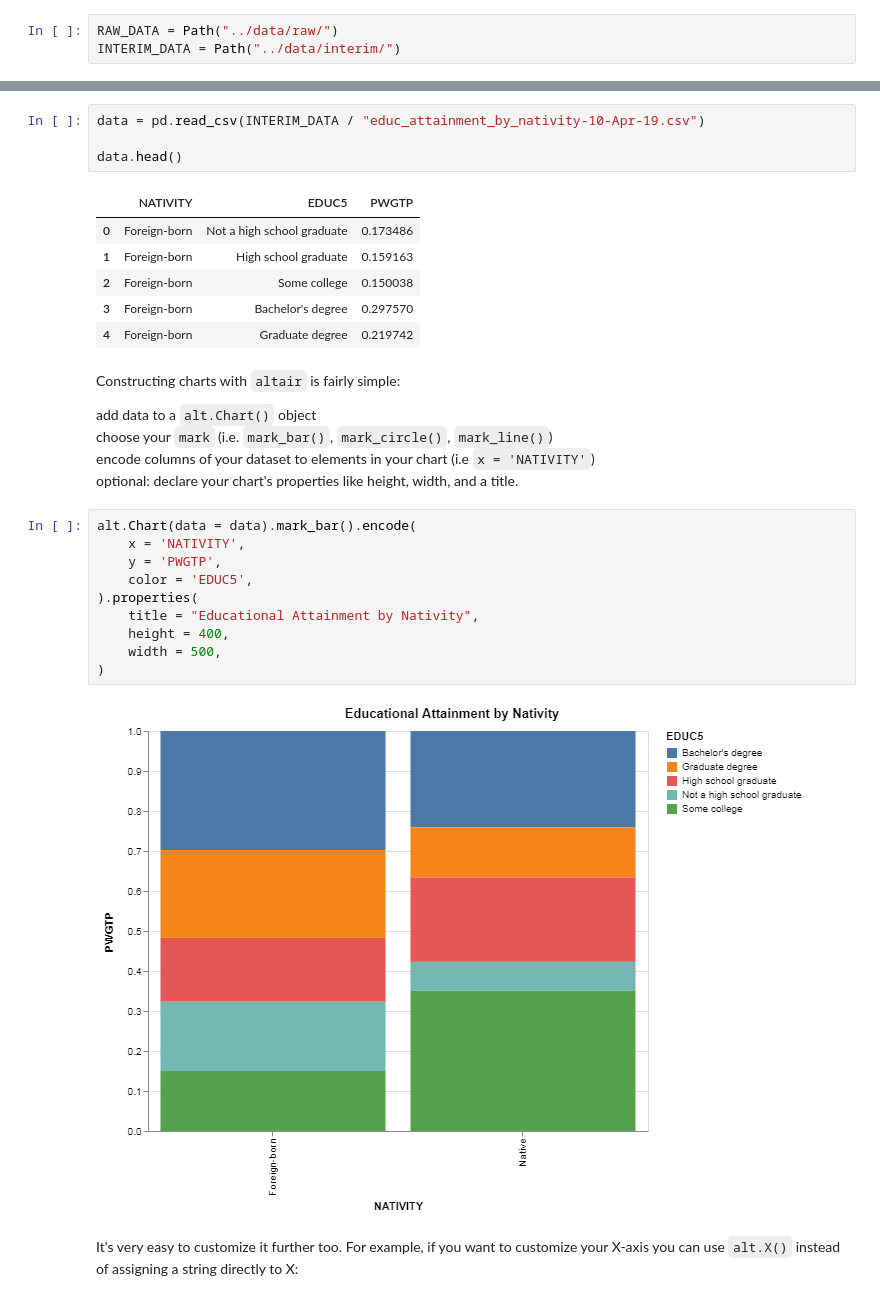
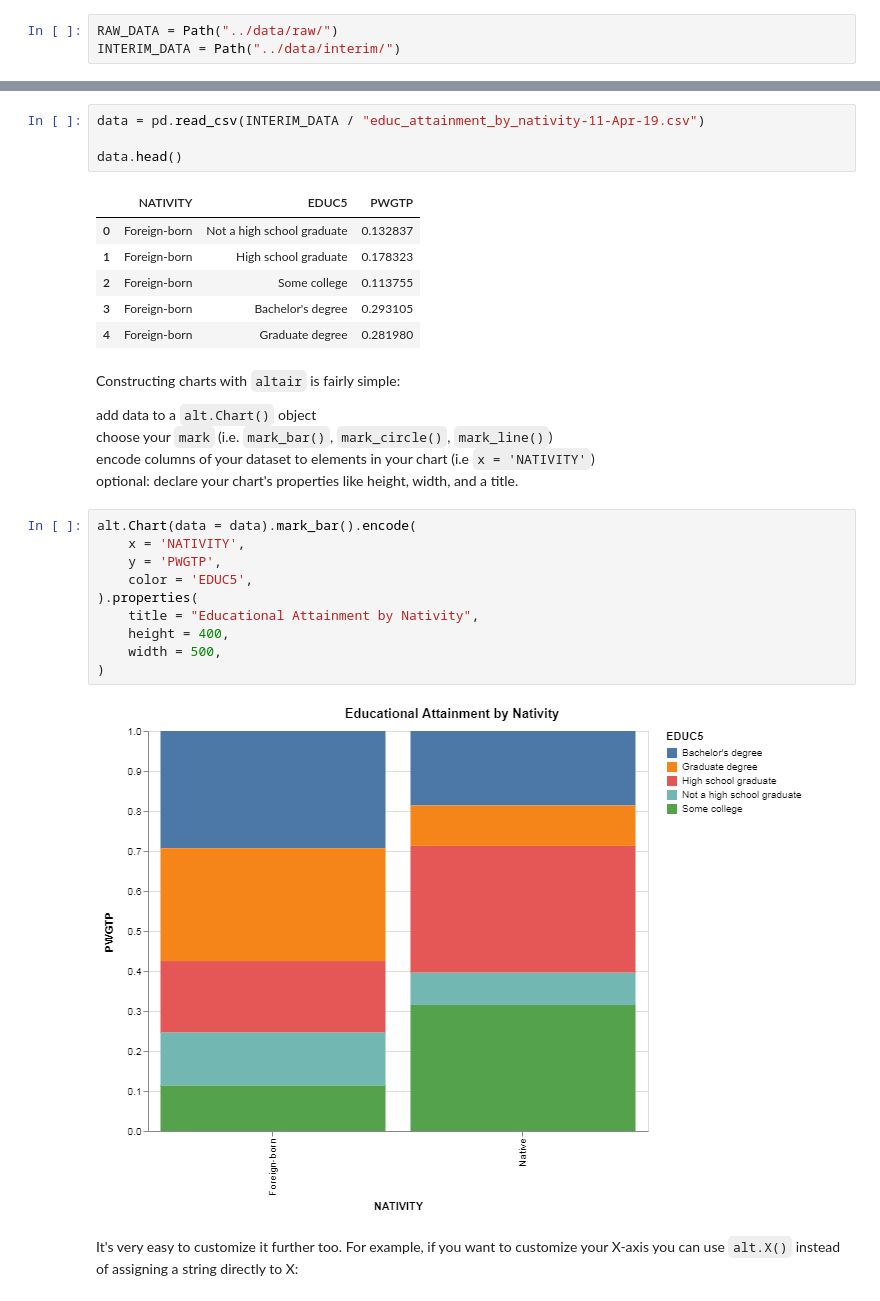
Before and after one commit to chekos/acs_download, a Jupyter notebook: examples/notebooks/02_Visualizing_PUMS_Data.ipynb, the cells around one changed output, grey strips where cells are left out. Cells and saved outputs as stored; diff of their text form.

```diff
--- a/examples/notebooks/02_Visualizing_PUMS_Data.ipynb
+++ b/examples/notebooks/02_Visualizing_PUMS_Data.ipynb
@@ -25,14 +23,14 @@ tree(INTERIM_DATA)
 # %%
-data = pd.read_csv(INTERIM_DATA / "educ_attainment_by_nativity-10-Apr-19.csv")
+data = pd.read_csv(INTERIM_DATA / "educ_attainment_by_nativity-11-Apr-19.csv")
 
 data.head()
 # %% [output]
 |  | NATIVITY | EDUC5 | PWGTP |
-| 0 | Foreign-born | Not a high school graduate | 0.173486 |
-| 1 | Foreign-born | High school graduate | 0.159163 |
-| 2 | Foreign-born | Some college | 0.150038 |
-| 3 | Foreign-born | Bachelor's degree | 0.297570 |
-| 4 | Foreign-born | Graduate degree | 0.219742 |
+| 0 | Foreign-born | Not a high school graduate | 0.132837 |
+| 1 | Foreign-born | High school graduate | 0.178323 |
+| 2 | Foreign-born | Some college | 0.113755 |
+| 3 | Foreign-born | Bachelor's degree | 0.293105 |
+| 4 | Foreign-born | Graduate degree | 0.281980 |
 # %% [markdown]
 Constructing charts with `altair` is fairly simple:
 
@@ -51,7 +49,7 @@ alt.Chart(data = data).mark_bar().encode(
     width = 500,
 )
 # %% [output]
-[figure, old version]
+[figure, new version]
 # %% [markdown]
 It's very easy to customize it further too. For example, if you want to customize your X-axis you can use `alt.X()` instead of assigning a string directly to X:
 # %%
```
Also changed, not shown: parts of 3 cells of this notebook, 3 other files.
